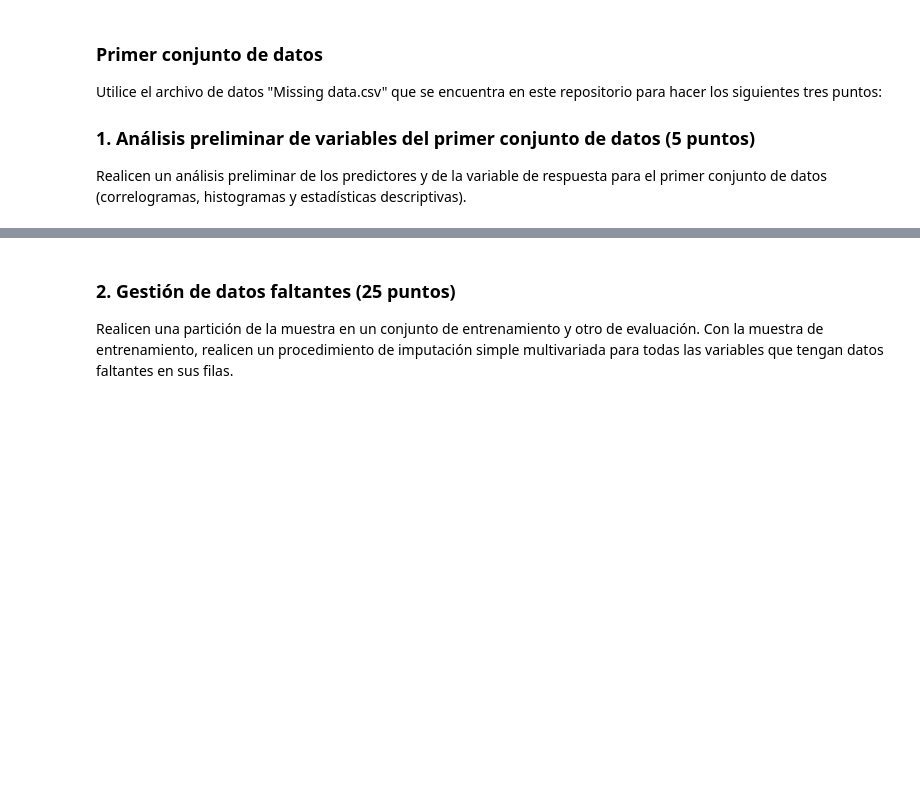
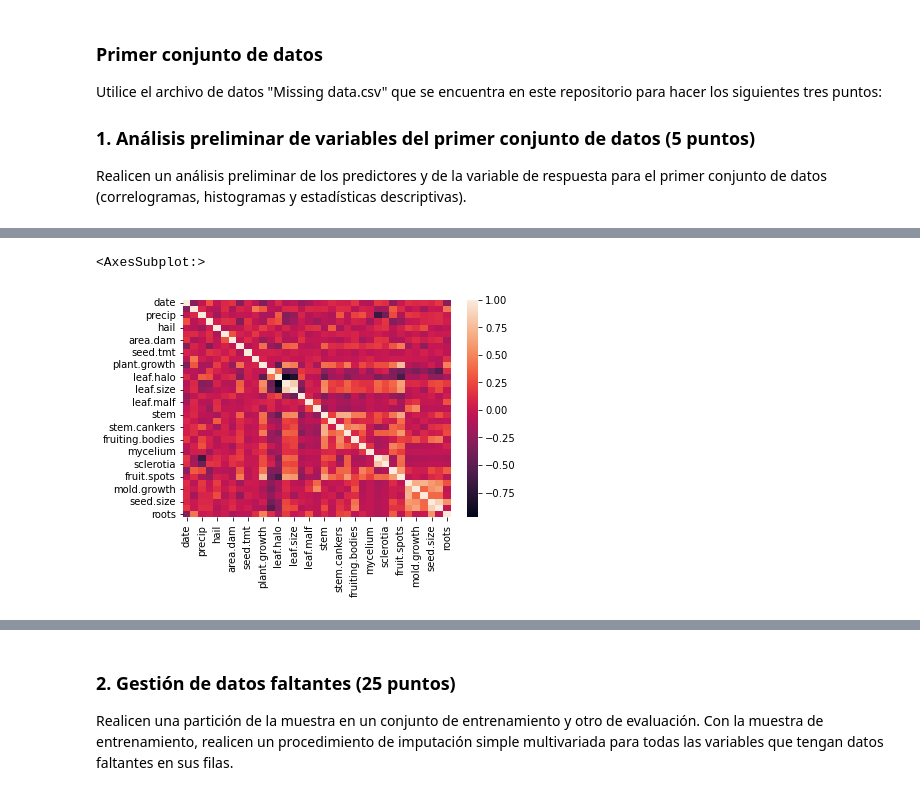
Before and after one commit to paulguz261/MIAD_20231_intro_machine_learning_grupal, a Jupyter notebook: week6/Caso implementación de metodologías de imputación de variables e imbalanceo de clases.ipynb, the cells around one changed output, grey strips where cells are left out. Cells and saved outputs as stored; diff of their text form; code cells hidden in the pictures; blank space fills up the shorter version.

```diff
--- a/week6/Caso implementación de metodologías de imputación de variables e imbalanceo de clases.ipynb
+++ b/week6/Caso implementación de metodologías de imputación de variables e imbalanceo de clases.ipynb
@@ -34,0 +81,5 @@ Realicen un análisis preliminar de los predictores y de la variable de respuest
+# %%
+sns.heatmap(data.corr())
+# %% [output]
+<AxesSubplot:>
+[figure, added]
```
Also changed, not shown: parts of 43 cells of this notebook.
